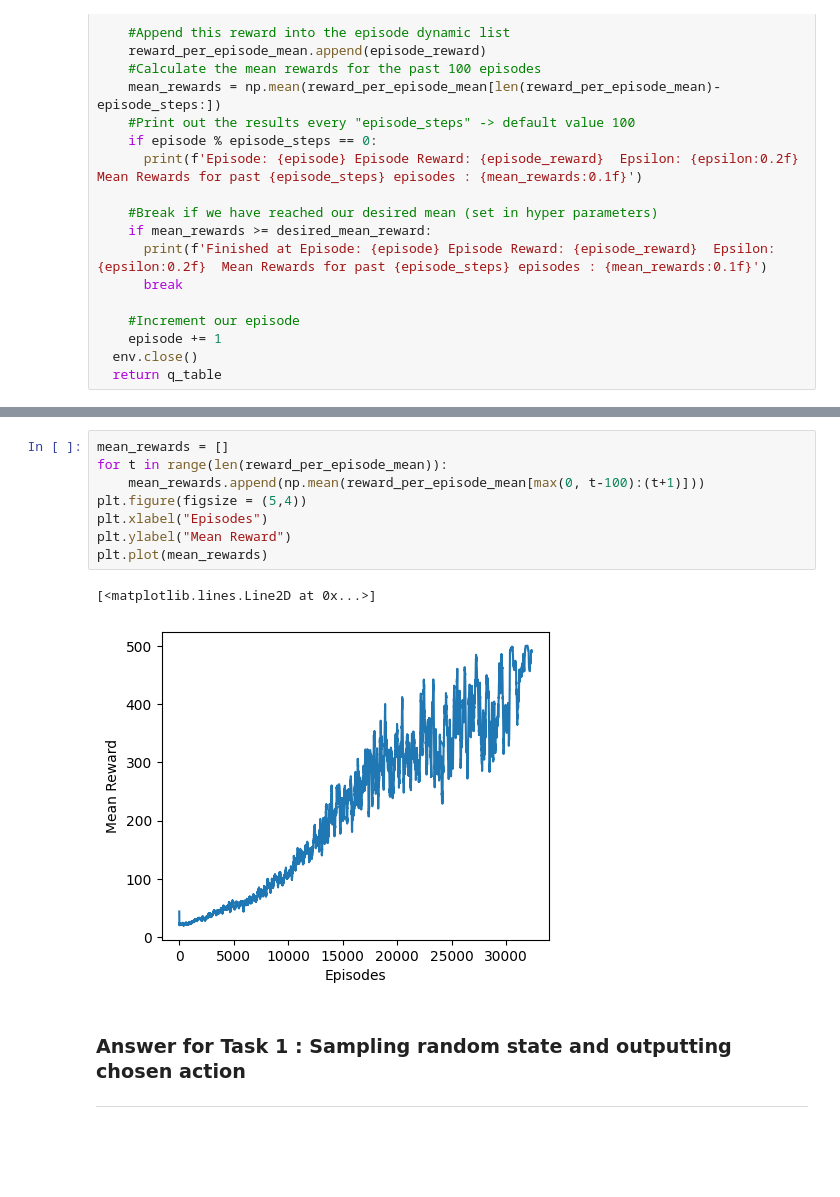
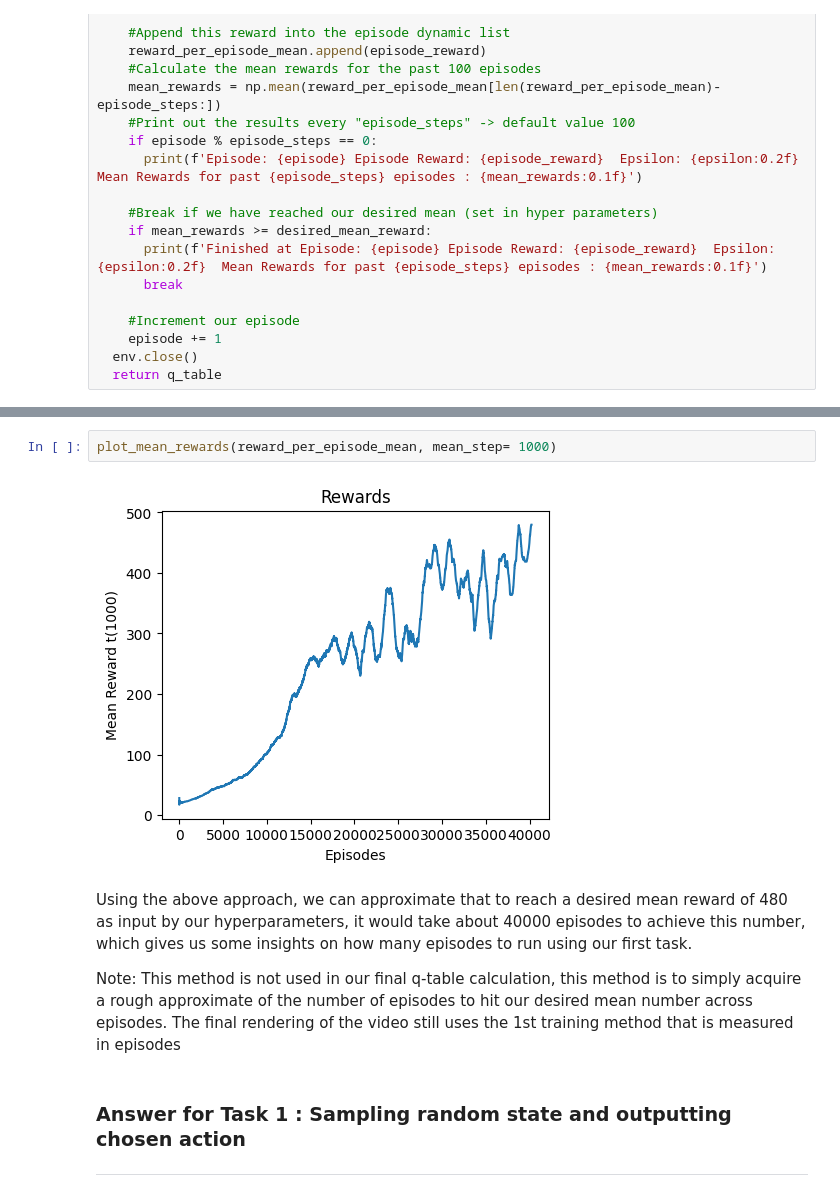
Before and after one commit to isaacchunn/cartpole-balancing, a Jupyter notebook: cartpole_balancing.ipynb, the cells around one changed output, grey strips where cells are left out. Cells and saved outputs as stored; diff of their text form; blank space fills up the shorter version.

```diff
--- a/cartpole_balancing.ipynb
+++ b/cartpole_balancing.ipynb
@@ -381,14 +401,11 @@ Finished at Episode: 32341 Episode Reward: 500.0  Epsilon: 0.05  Mean Rewards fo
-# %%
-mean_rewards = []
-for t in range(len(reward_per_episode_mean)):
-    mean_rewards.append(np.mean(reward_per_episode_mean[max(0, t-100):(t+1)]))
-plt.figure(figsize = (5,4))
-plt.xlabel("Episodes")
-plt.ylabel("Mean Reward")
-plt.plot(mean_rewards)
-# %% [output]
-[<matplotlib.lines.Line2D at 0x...>]
-[figure, removed]
+# %%
+plot_mean_rewards(reward_per_episode_mean, mean_step= 1000)
+# %% [output]
+[figure, added]
+# %% [markdown]
+Using the above approach, we can approximate that to reach a desired mean reward of 480 as input by our hyperparameters, it would take about 40000 episodes to achieve this number, which gives us some insights on how many episodes to run using our first task.
+
+Note: This method is not used in our final q-table calculation, this method is to simply acquire a rough approximate of the number of episodes to hit our desired mean number across episodes. The final rendering of the video still uses the 1st training method that is measured in episodes
 # %% [markdown]
 ### Answer for Task 1 : Sampling random state and outputting chosen action
 ---
```
Also changed, not shown: parts of 24 cells of this notebook, 1 other file.
